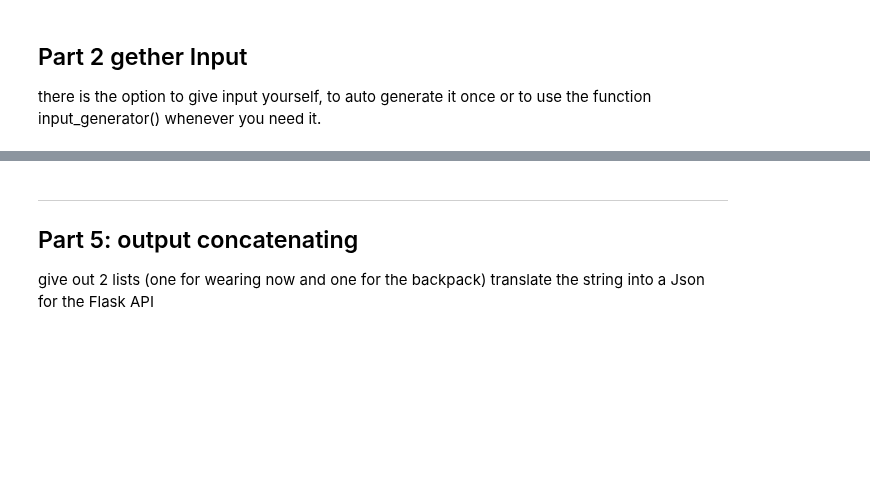
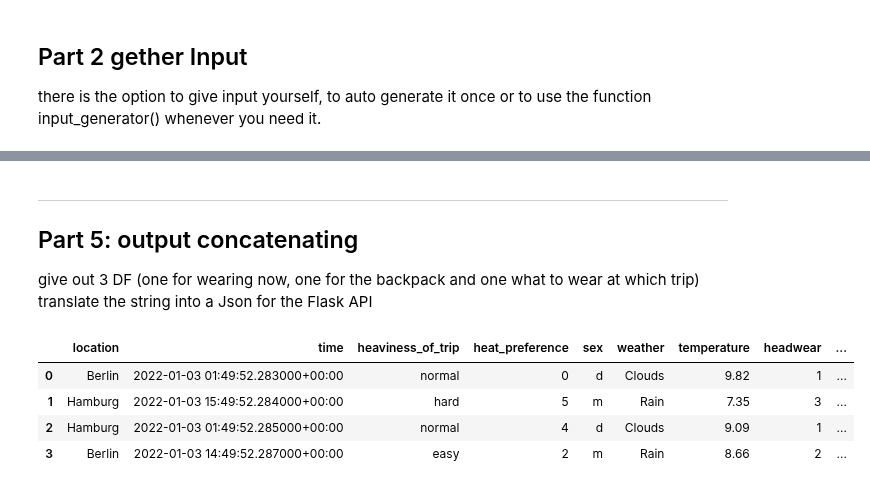
Before and after one commit to TechLabs-Berlin/wt21-commfy, a Jupyter notebook: Commfy_RBM.ipynb, the cells around one changed output, grey strips where cells are left out. Drawn from its saved outputs; the diff is of its cells as text; code cells hidden in the pictures; blank space fills up the shorter version.

```diff
--- a/Commfy_RBM.ipynb
+++ b/Commfy_RBM.ipynb
@@ -124,5 +308,5 @@ for i in range(20):
 <hr style="border:2px solid gray"> </hr>
 
 ## Part 5: output concatenating
-give out 2 lists (one for wearing now and one for the backpack)
+give out 3 DF (one for wearing now, one for the backpack and one what to wear at which trip)
 translate the string into a Json for the Flask API
@@ -129,8 +344,11 @@ translate the string into a Json for the Flask API
 # %%
-#autogenerate list of multiple input lists
-def generate_multilist(a):
-    multilist=[]
-    for i in range(a): #a Trips today
-       multilist.append(input_generator())
-    return multilist
+#for testing with json input
+weather(json_inp)
+add_dummy(json_inp)
+# %% [output]
+|  | location | time | heaviness_of_trip | heat_preference | sex | weather | temperature | headwear | ... |
+| 0 | Berlin | 2022-01-03 01:49:52.283000+00:00 | normal | 0 | d | Clouds | 9.82 | 1 | ... |
+| 1 | Hamburg | 2022-01-03 15:49:52.284000+00:00 | hard | 5 | m | Rain | 7.35 | 3 | ... |
+| 2 | Hamburg | 2022-01-03 01:49:52.285000+00:00 | normal | 4 | d | Clouds | 9.09 | 1 | ... |
+| 3 | Berlin | 2022-01-03 14:49:52.287000+00:00 | easy | 2 | m | Rain | 8.66 | 2 | ... |
 # %%
```
Also changed, not shown: parts of 32 cells of this notebook.
